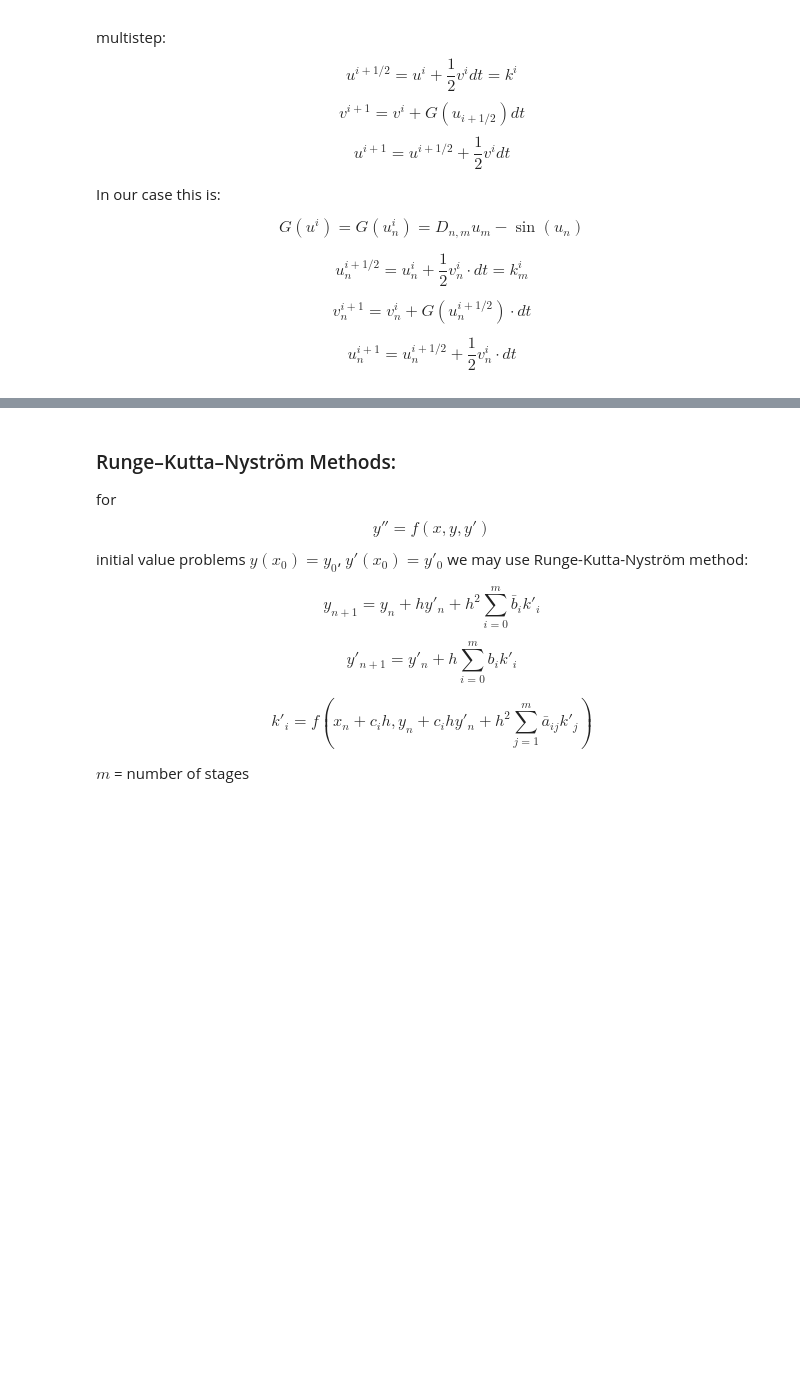
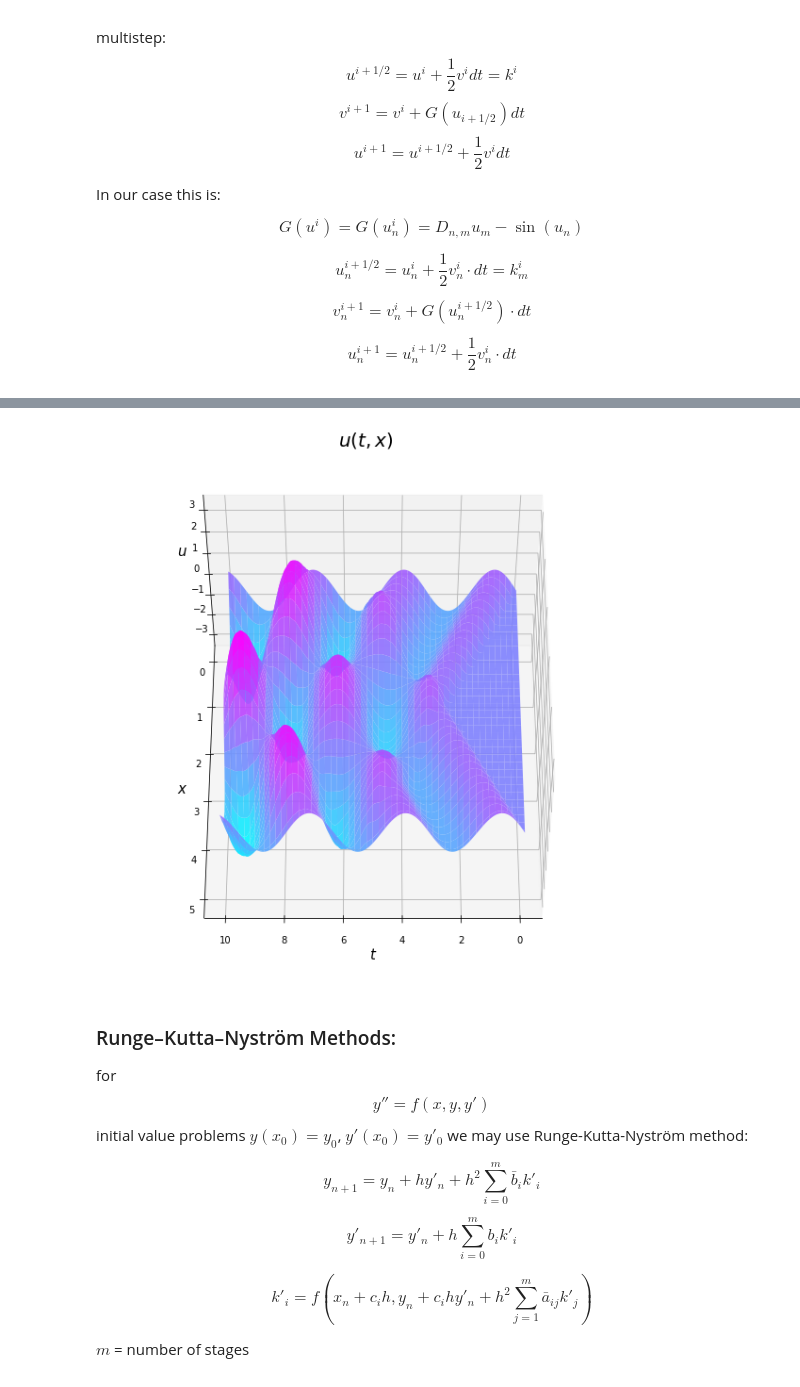
Before and after one commit to Milwa97/PlayGround, a Jupyter notebook: sine_gordon.ipynb, the cells around one changed output, grey strips where cells are left out. Saved outputs shown, nothing was run; the diff lists cells and outputs as text; code cells hidden in the pictures; blank space fills up the shorter version.

```diff
--- a/sine_gordon.ipynb
+++ b/sine_gordon.ipynb
@@ -300,3 +228,9 @@ for i in range(0,Nt):
+# %%
+#%timeit sum(range(10))
+
+v3(Nt, Nx, u, v,t,x, azim=90)
+# %% [output]
+[figure, added]
 # %% [markdown]
 ### Runge–Kutta–Nyström Methods:
 
```
Also changed, not shown: parts of 14 cells of this notebook, 1 other file.
